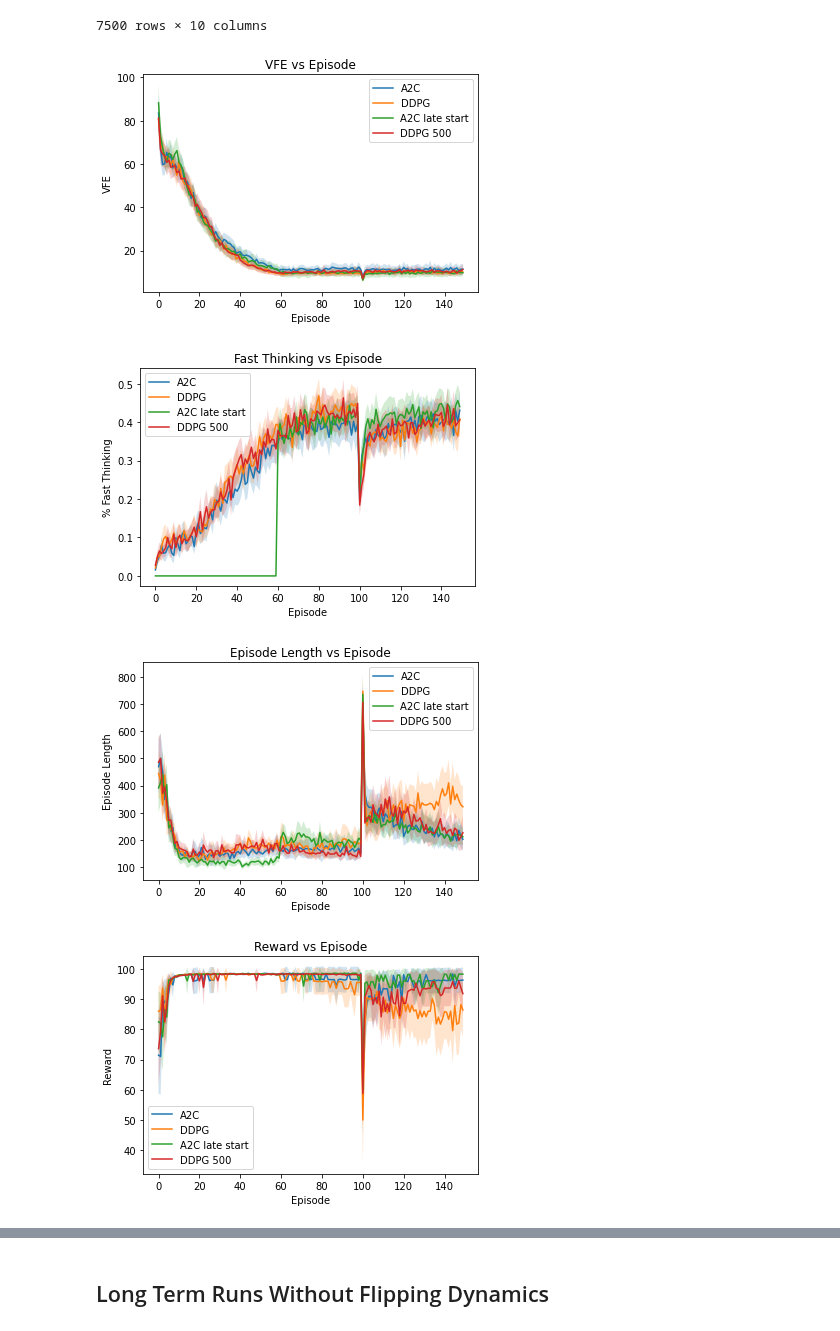
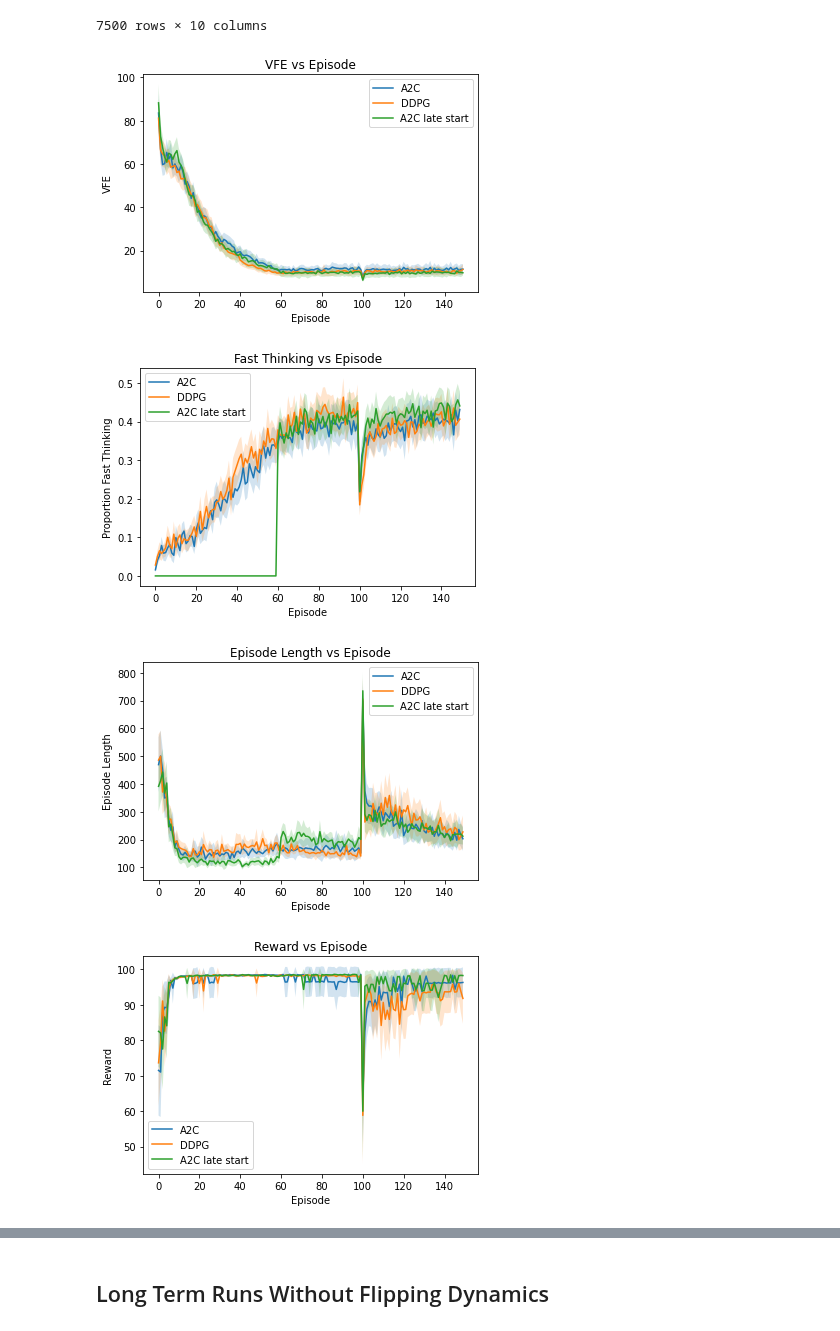
Before and after one commit to ewil32/Hybrid_Policy_Selection_DAIF, a Jupyter notebook: notebooks/habit_results_analysis.ipynb, the cells around one changed output, grey strips where cells are left out. Cells and saved outputs as stored; diff of their text form; code cells hidden in the pictures.

```diff
--- a/notebooks/habit_results_analysis.ipynb
+++ b/notebooks/habit_results_analysis.ipynb
@@ -151,14 +151,14 @@ hab_a2c = pd.read_csv("../experiment_results/A2C_from_start_flipped_habit_result
 
 # res_a2c_no_ex = pd.read_csv("../experiment_results/A2C_train_from_start_no_EFE_extrinsic_agent_results.csv")
 # hab_a2c_no_ex = pd.read_csv("../experiment_results/A2C_train_from_start_no_EFE_extrinsic_habit_results.csv")
-res_ddpg = pd.read_csv("../experiment_results/DDPG_from_start_flipped_agent_results.csv")
-hab_ddpg = pd.read_csv("../experiment_results/DDPG_from_start_flipped_habit_results.csv")
+# res_ddpg = pd.read_csv("../experiment_results/DDPG_from_start_flipped_agent_results.csv")
+# hab_ddpg = pd.read_csv("../experiment_results/DDPG_from_start_flipped_habit_results.csv")
+
+res_ddpg = pd.read_csv("../experiment_results/DDPG_from_start_flipped_500_buffer_agent_results.csv")
+hab_ddpg = pd.read_csv("../experiment_results/DDPG_from_start_flipped_500_buffer_habit_results.csv")
 
 res_a2c_late_state = pd.read_csv("../experiment_results/A2C_train_after_VAE_flipped_agent_results.csv")
 hab_a2c_late_state = pd.read_csv("../experiment_results/A2C_train_after_VAE_flipped_habit_results.csv")
-
-res_ddpg_500 = pd.read_csv("../experiment_results/DDPG_from_start_flipped_500_buffer_agent_results.csv")
-hab_ddpg_500 = pd.read_csv("../experiment_results/DDPG_from_start_flipped_500_buffer_habit_results.csv")
 # %%
 res_a2c
 # %% [output]
@@ -176,19 +176,19 @@ res_a2c
 | 7499 | 7499 | 149 | True | 285 | 7.842364 | [0.05, 0.05] | 0.375000 | ... |
 7500 rows × 10 columns
 # %%
-plot_mean_and_95_ci([res_a2c, res_ddpg, res_a2c_late_state, res_ddpg_500], group_by_col="episode", col_to_plot="VFE_post_run", plot_labels=["A2C", "DDPG", "A2C late start", "DDPG 500"], x_label="Episode", y_label="VFE", title="VFE vs Episode", save_path="../images/habit_nets_VFE.jpg")
+plot_mean_and_95_ci([res_a2c, res_ddpg, res_a2c_late_state], group_by_col="episode", col_to_plot="VFE_post_run", plot_labels=["A2C", "DDPG", "A2C late start"], x_label="Episode", y_label="VFE", title="VFE vs Episode", save_path="../images/habit_nets_VFE.jpg")
 # %% [output]
-[figure, old version]
+[figure, new version]
 # %%
-plot_mean_and_95_ci([res_a2c, res_ddpg, res_a2c_late_state, res_ddpg_500], group_by_col="episode", col_to_plot="percent_use_fast_thinking", plot_labels=["A2C", "DDPG", "A2C late start", "DDPG 500"], x_label="Episode", y_label="% Fast Thinking", title="Fast Thinking vs Episode", save_path="../images/habit_nets_PERCENT_FAST_THINKING.jpg")
+plot_mean_and_95_ci([res_a2c, res_ddpg, res_a2c_late_state], group_by_col="episode", col_to_plot="percent_use_fast_thinking", plot_labels=["A2C", "DDPG", "A2C late start"], x_label="Episode", y_label="Proportion Fast Thinking", title="Fast Thinking vs Episode", save_path="../images/habit_nets_PERCENT_FAST_THINKING.jpg")
 # %% [output]
-[figure, old version]
+[figure, new version]
 # %%
-plot_mean_and_95_ci([res_a2c, res_ddpg, res_a2c_late_state, res_ddpg_500], group_by_col="episode", col_to_plot="sim_steps", plot_labels=["A2C", "DDPG", "A2C late start", "DDPG 500"], x_label="Episode", y_label="Episode Length", title="Episode Length vs Episode", save_path="../images/habit_nets_EP_LENGTH.jpg")
+plot_mean_and_95_ci([res_a2c, res_ddpg, res_a2c_late_state], group_by_col="episode", col_to_plot="sim_steps", plot_labels=["A2C", "DDPG", "A2C late start"], x_label="Episode", y_label="Episode Length", title="Episode Length vs Episode", save_path="../images/habit_nets_EP_LENGTH.jpg")
 # %% [output]
-[figure, old version]
+[figure, new version]
 # %%
-plot_mean_and_95_ci([res_a2c, res_ddpg, res_a2c_late_state, res_ddpg_500], group_by_col="episode", col_to_plot="total_reward", plot_labels=["A2C", "DDPG", "A2C late start", "DDPG 500"], x_label="Episode", y_label="Reward", title="Reward vs Episode", save_path="../images/habit_nets_REWARD.jpg")
+plot_mean_and_95_ci([res_a2c, res_ddpg, res_a2c_late_state], group_by_col="episode", col_to_plot="total_reward", plot_labels=["A2C", "DDPG", "A2C late start"], x_label="Episode", y_label="Reward", title="Reward vs Episode", save_path="../images/habit_nets_REWARD.jpg")
 # %% [output]
-[figure, old version]
+[figure, new version]
 # %%
```
Also changed, not shown: parts of 16 cells of this notebook, 48 other files.
